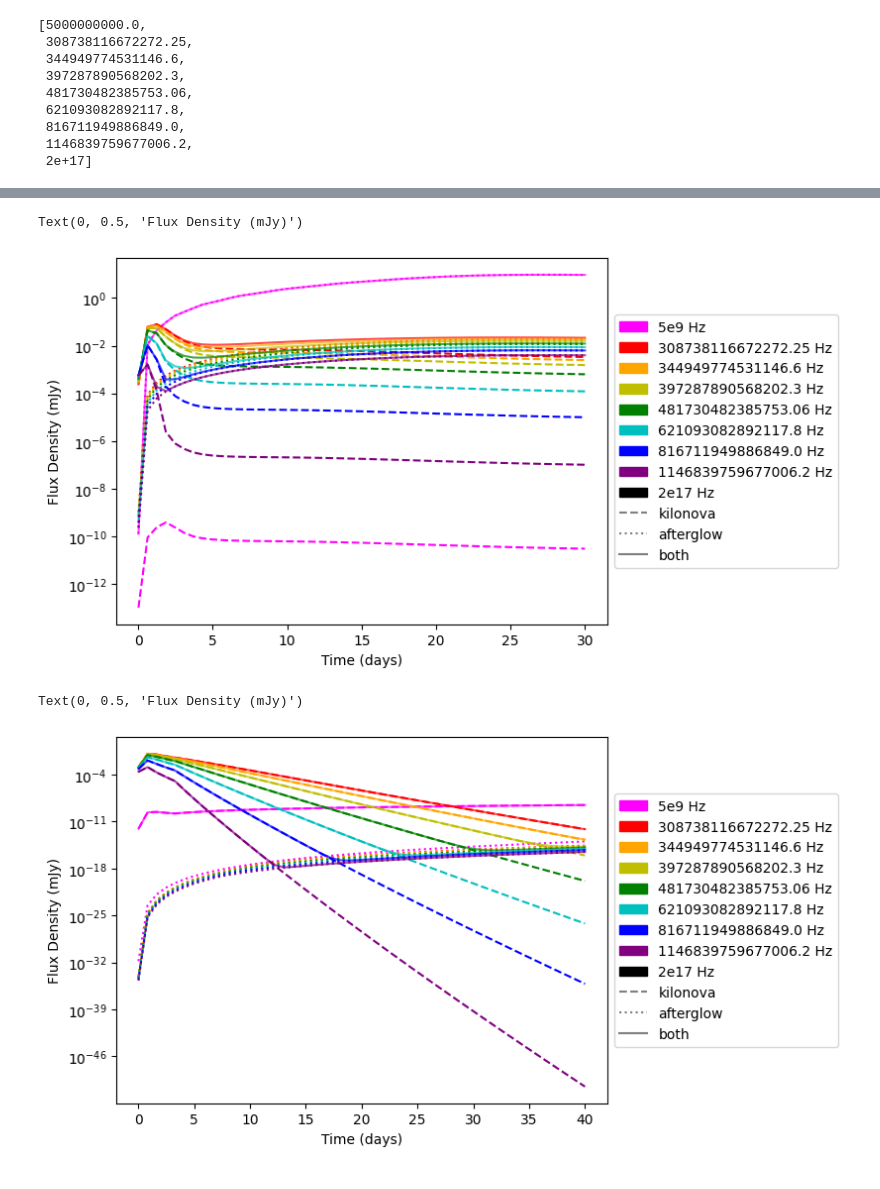
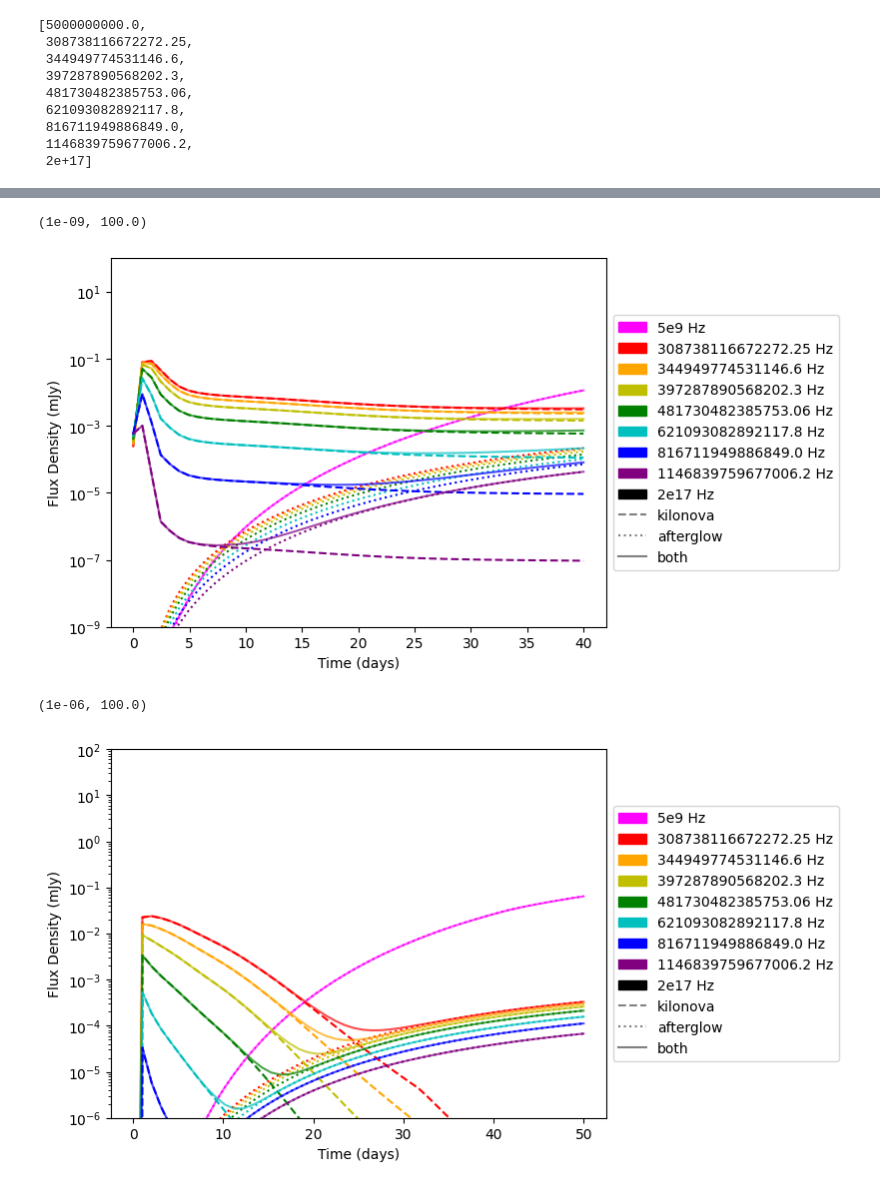
Before and after one commit to wfw23/MPhys_project, a Jupyter notebook: combined_lightcurves.ipynb, the cells around one changed output, grey strips where cells are left out. Saved outputs shown, nothing was run; the diff lists cells and outputs as text; code cells hidden in the pictures.

Commit message:
comparing models

```diff
--- a/combined_lightcurves.ipynb
+++ b/combined_lightcurves.ipynb
@@ -29,7 +29,7 @@ frequency
  2e+17]
 # %%
 #tophat jet and two component kilonova
-time= np.linspace(0.01,40,50)
+time= np.linspace(0.1,40,50)
 colour=['magenta','r', 'orange', 'y', 'g', 'c', 'b', 'purple', 'k']
 ax= plt.subplot()
 
@@ -41,14 +41,14 @@ for i in range(9):
 
 
     ag_fluxd = redback.transient_models.extinction_models.extinction_with_afterglow_base_model(time=time, redshift=0.01, av=0.5,
-        base_model='tophat',  thv= 0.35, loge0=53.5 , thc= 0.01, logn0=-3, p=2.1, logepse=-1, logepsb=-1, ksin=0.4, g0=1000,
+        base_model='tophat',  thv= 0.5, loge0=52.5 , thc= 0.01, logn0=1, p=2.1, logepse=-1, logepsb=-1, ksin=0.4, g0=1000,
         output_format='flux_density', frequency=frequency[i])
-
+   # print(ag_fluxd)
     combined= ag_fluxd + kn_fluxd
 
-    ax.semilogy(time, kn_fluxd, ls='dashed', color=colour[i])
-    ax.semilogy(time, ag_fluxd, ls='dotted', color=colour[i])
-    ax.semilogy(time, combined, ls= 'solid', color=colour[i], alpha=0.5)
+    ax.loglog(time, kn_fluxd, ls='dashed', color=colour[i])
+    ax.loglog(time, ag_fluxd, ls='dotted', color=colour[i])
+    ax.loglog(time, combined, ls= 'solid', color=colour[i], alpha=0.5)
 
 #legend formatting
 f1 = mpatches.Patch(color='magenta', label='5e9 Hz')
@@ -68,5 +68,5 @@ ax.legend(handles=[f1,f2,f3,f4,f5,f6,f7,f8,f9,kn,ag,both],loc='center left', bbo
 ax.set_xlabel('Time (days)')
 ax.set_ylabel('Flux Density (mJy)')
 plt.ylim(1e-8,10)
-#plt.xlim(-1,20)
+plt.xlim(-1,20)
 # %% [output]
@@ -86,7 +86,7 @@ for i in range(9):
 
 
     ag_fluxd = redback.transient_models.extinction_models.extinction_with_afterglow_base_model(time=time, redshift=0.01, av=0.5,
-        base_model='powerlawcore',  thv= 0.0, loge0=52.5 , thc= 0.04, logn0=-3, p=2.1, logepse=-4, logepsb=-1.5, ksin=0.4, g0=1000, thw=7,
+        base_model='powerlawcore',  thv= 0.3, loge0=52.5 , thc= 0.01, logn0=-3, p=2.1, logepse=-1, logepsb=-1, ksin=0.4, g0=1000, thw=2,
         beta= 4, output_format='flux_density', frequency=frequency[i])
 
     combined= ag_fluxd + kn_fluxd
@@ -113,6 +113,6 @@ ax.legend(handles=[f1,f2,f3,f4,f5,f6,f7,f8,f9,kn,ag,both],loc='center left', bbo
 ax.set_xlabel('Time (days)')
 ax.set_ylabel('Flux Density (mJy)')
 plt.ylim(1e-8,1e2)
-#plt.xlim(0,20)
+#plt.xlim(-1,20)
 # %% [output]
 (1e-08, 100.0)
@@ -120,18 +120,18 @@ plt.ylim(1e-8,1e2)
 # %%
 #gaussian core jet and two component kn
-time= np.linspace(0.01,30,50)
+time= np.linspace(0.01,40,50)
 colour=['magenta','r', 'orange', 'y', 'g', 'c', 'b', 'purple', 'k']
 ax= plt.subplot()
 
 for i in range(9):
 
     kn_fluxd = redback.transient_models.extinction_models.extinction_with_kilonova_base_model(time=time, redshift=0.01, av=0.5,
-        base_model='two_component_kilonova_model', mej_1=0.01, mej_2=0.018, vej_1=0.2, vej_2=0.1, kappa_1=1, kappa_2=30,
+        base_model='two_component_kilonova_model', mej_1=0.015, mej_2=0.015, vej_1=0.2, vej_2=0.1, kappa_1=1, kappa_2=25,
         temperature_floor_1=3000, temperature_floor_2=3000, output_format='flux_density', frequency=frequency[i] )
 
 
     ag_fluxd = redback.transient_models.extinction_models.extinction_with_afterglow_base_model(time=time, redshift=0.01, av=0.5,
-        base_model='gaussiancore',  thv= 0.25, loge0=52.5 , thc= 0.03, logn0=-2, p=2.1, logepse=-1.5, logepsb=-1.5, ksin=0.4, g0=1000, thw=5,
+        base_model='gaussiancore',  thv= 0.3, loge0=52.5 , thc= 0.01, logn0=-3, p=2.1, logepse=-1, logepsb=-1, ksin=0.4, g0=1000, thw=2,
         beta= 4, output_format='flux_density', frequency=frequency[i])
 
     combined= ag_fluxd + kn_fluxd
@@ -157,53 +157,53 @@ both = Line2D([0],[0],color='grey',ls='solid', label='both')
 ax.legend(handles=[f1,f2,f3,f4,f5,f6,f7,f8,f9,kn,ag,both], loc='center left', bbox_to_anchor=(1, 0.5))
 ax.set_xlabel('Time (days)')
 ax.set_ylabel('Flux Density (mJy)')
-#plt.ylim(1e-5,1e2)
+plt.ylim(1e-9,1e2)
 #plt.xlim(0,5)
 # %% [output]
-Text(0, 0.5, 'Flux Density (mJy)')
+(1e-09, 100.0)
-[figure, old version]
+[figure, new version]
 # %%
 #powerlawcore jet and stratified kn
-time= np.linspace(0.03,40,50)
+time= np.linspace(0.03,50,50)
 colour=['magenta','r', 'orange', 'y', 'g', 'c', 'b', 'purple', 'k']
 ax= plt.subplot()
 
 for i in range(9):
 
     kn_fluxd = redback.transient_models.extinction_models.extinction_with_kilonova_base_model(time=time, redshift=0.01, av=0.5,
-        base_model='two_layer_stratified_kilonova', mej=0.01, vej_1=0.07, vej_2=0.35, kappa=1, beta=2,
+        base_model='two_layer_stratified_kilonova', mej=0.05, vej_1=0.07, vej_2=0.35, kappa=10, beta=4,
         output_format='flux_density', frequency=frequency[i] )
 
 
     ag_fluxd = redback.transient_models.extinction_models.extinction_with_afterglow_base_model(time=time, redshift=0.01, av=0.5,
-        base_model='powerlawcore',  thv=1.5 , loge0=52.5 , thc= 0.01, logn0=-3, p=2.1, logepse=-1, logepsb=-1, ksin=0.4, g0=1000, thw=2,
+        base_model='powerlawcore',  thv=0.3 , loge0=52.5 , thc= 0.01, logn0=-3, p=2.1, logepse=-1, logepsb=-1, ksin=0.4, g0=1000, thw=2,
         beta= 4, output_format='flux_density', frequency=frequency[i])
 
     combined= ag_fluxd + kn_fluxd
 
     ax.semilogy(time, kn_fluxd, ls='dashed', color=colour[i])
     ax.semilogy(time, ag_fluxd, ls='dotted', color=colour[i])
     ax.semilogy(time, combined, ls= 'solid', color=colour[i], alpha=0.7)
 
 #legend formatting
 f1 = mpatches.Patch(color='magenta', label='5e9 Hz')
 f2 = mpatches.Patch(color='r', label='308738116672272.25 Hz')
 f3 = mpatches.Patch(color='orange', label='344949774531146.6 Hz')
 f4 = mpatches.Patch(color='y', label='397287890568202.3 Hz')
 f5 = mpatches.Patch(color='g', label='481730482385753.06 Hz')
 f6 = mpatches.Patch(color='c', label='621093082892117.8 Hz')
 f7 = mpatches.Patch(color='b', label='816711949886849.0 Hz')
 f8 = mpatches.Patch(color='purple', label='1146839759677006.2 Hz')
 f9 = mpatches.Patch(color='k', label='2e17 Hz')
 kn = Line2D([0],[0],color='grey', ls='dashed', label='kilonova')
 ag = Line2D([0],[0],color='grey', ls='dotted',label='afterglow')
 both = Line2D([0],[0],color='grey',ls='solid', label='both')
 
 ax.legend(handles=[f1,f2,f3,f4,f5,f6,f7,f8,f9,kn,ag,both],loc='center left', bbox_to_anchor=(1, 0.5))
 ax.set_xlabel('Time (days)')
 ax.set_ylabel('Flux Density (mJy)')
-#plt.ylim(1e-11,1e2)
+plt.ylim(1e-6,1e2)
 #plt.xlim(-1,15)
 # %% [output]
-Text(0, 0.5, 'Flux Density (mJy)')
+(1e-06, 100.0)
-[figure, old version]
+[figure, new version]
```
Also changed, not shown: parts of 6 cells of this notebook.
